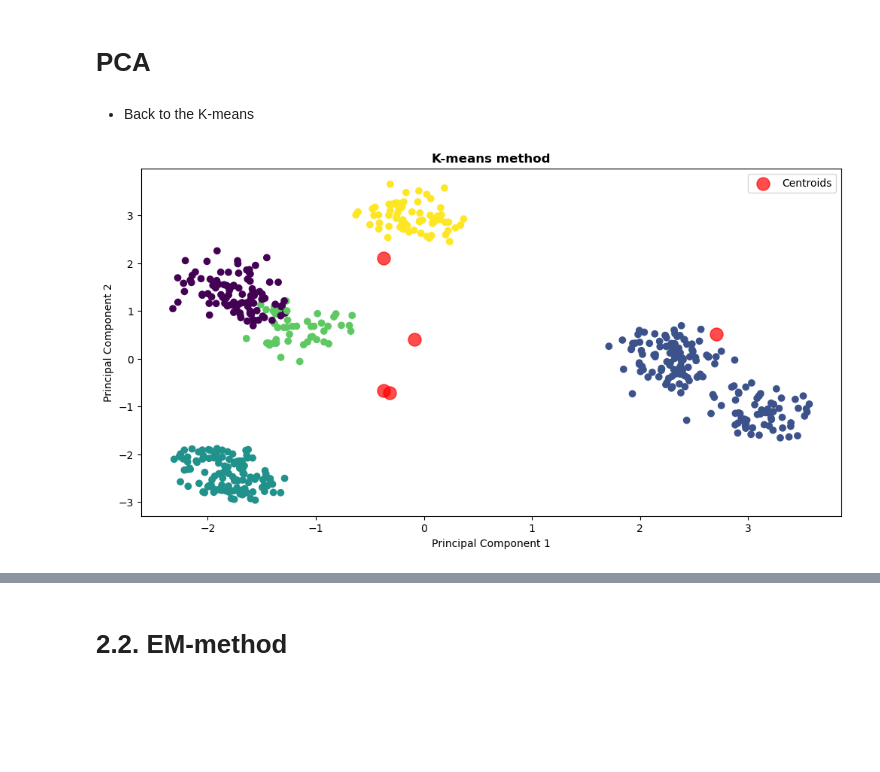
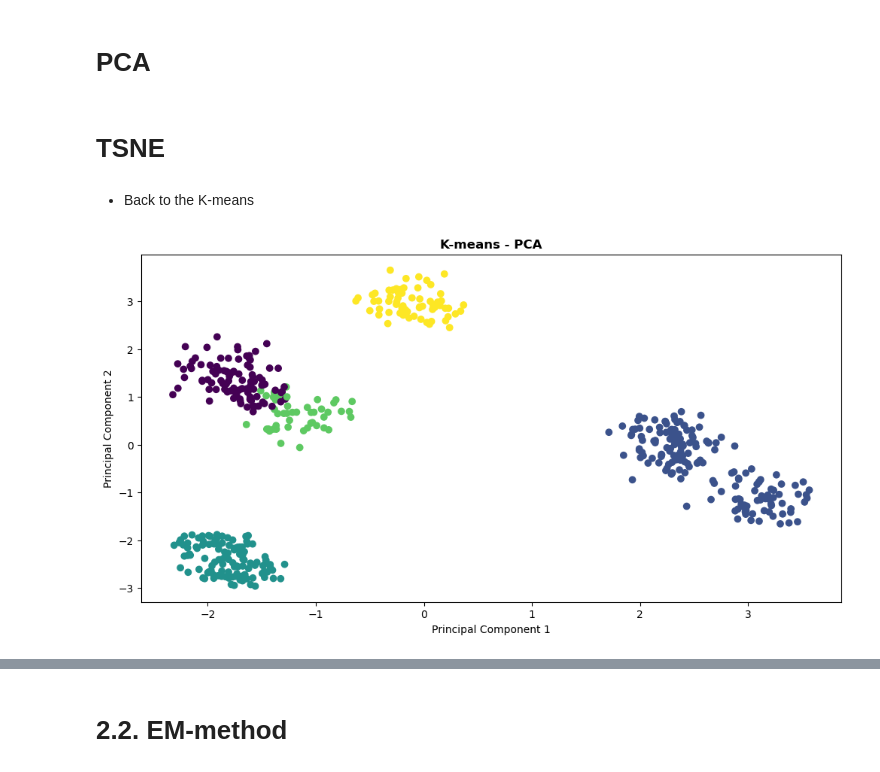
Before and after one commit to kkudzelich/clustering-of-clients, a Jupyter notebook: kaggle5.ipynb, the cells around one changed output, grey strips where cells are left out. Cells and saved outputs as stored; diff of their text form; code cells hidden in the pictures; blank space fills up the shorter version.

Commit message:
ANOVA and TSNE

```diff
--- a/kaggle5.ipynb
+++ b/kaggle5.ipynb
@@ -239,3 +240,5 @@ df_standardized = StandardScaler().fit_transform(df)
 # Use PCA to further build a 2D graph
 pca_13d_to_2d = PCA(n_components=2)
 df_pca = pca_13d_to_2d.fit_transform(df_standardized)
+# %% [markdown]
+# TSNE
@@ -248,14 +255,12 @@ k_means_model.fit(df_standardized)
 
 labels_k_means = k_means_model.predict(df_standardized)
 # %%
-# plot K-means model
+# plot K-means model with PCA
 _, axis = plt.subplots(figsize=(12,6))
 axis.scatter(df_pca[:, 0], df_pca[:, 1], c=labels_k_means)
-axis.scatter(k_means_model.cluster_centers_[:, 0], k_means_model.cluster_centers_[:, 1], c='red', s=150, alpha=0.7, label='Centroids')
-plt.title('K-means method', fontweight='bold')
+plt.title('K-means - PCA', fontweight='bold')
 plt.xlabel('Principal Component 1')
 plt.ylabel('Principal Component 2')
-plt.legend()
 plt.show()
 # %% [output]
-[figure, old version]
+[figure, new version]
```
Also changed, not shown: parts of 38 cells of this notebook.
